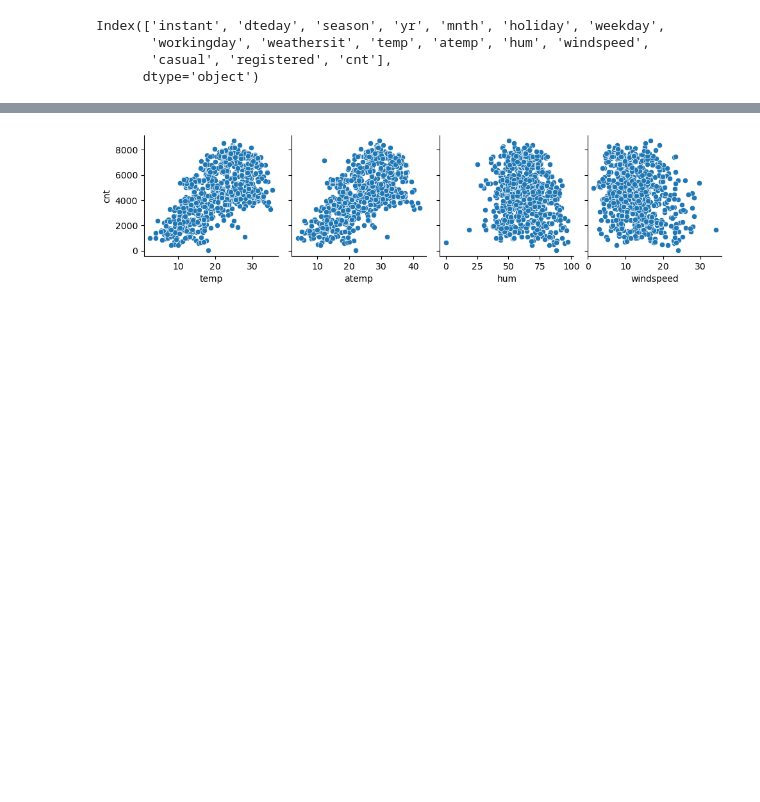
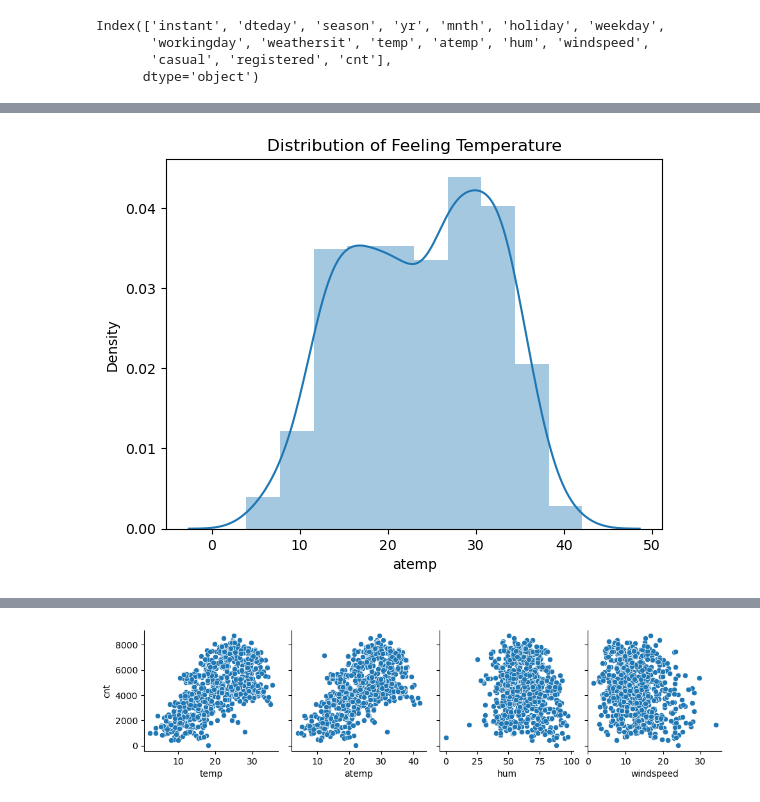
Before and after one commit to narendhar007/bikesharing_lr, a Jupyter notebook: Narendhar_Tangella.ipynb, the cells around one changed output, grey strips where cells are left out. Cells and saved outputs as stored; diff of their text form; code cells hidden in the pictures; blank space fills up the shorter version.

```diff
--- a/Narendhar_Tangella.ipynb
+++ b/Narendhar_Tangella.ipynb
@@ -208,0 +224,8 @@ Index(['instant', 'dteday', 'season', 'yr', 'mnth', 'holiday', 'weekday',
+# %%
+#Distibution of atemp
+
+sns.distplot(data.atemp, bins=10)
+plt.title('Distribution of Feeling Temperature')
+plt.show()
+# %% [output]
+[figure, added]
```
Also changed, not shown: parts of 23 cells of this notebook.
